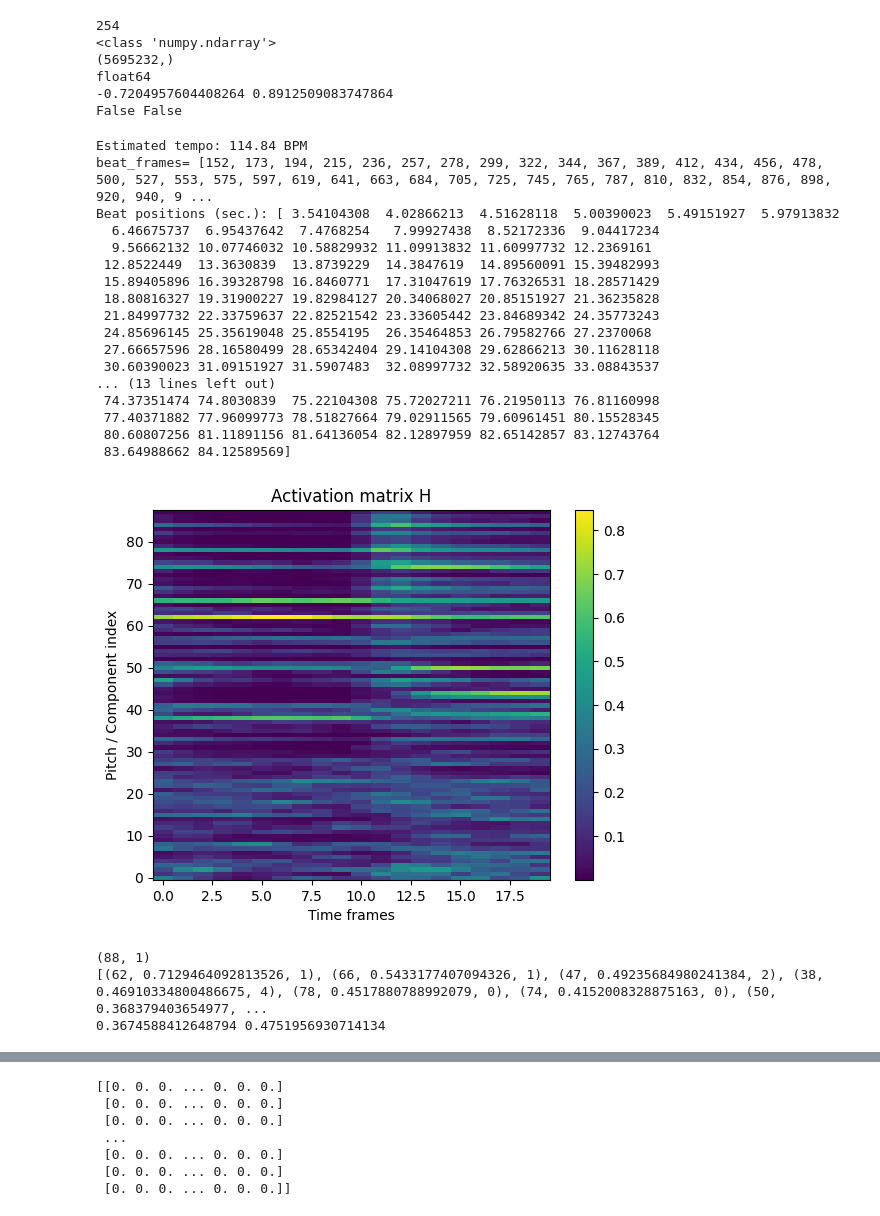
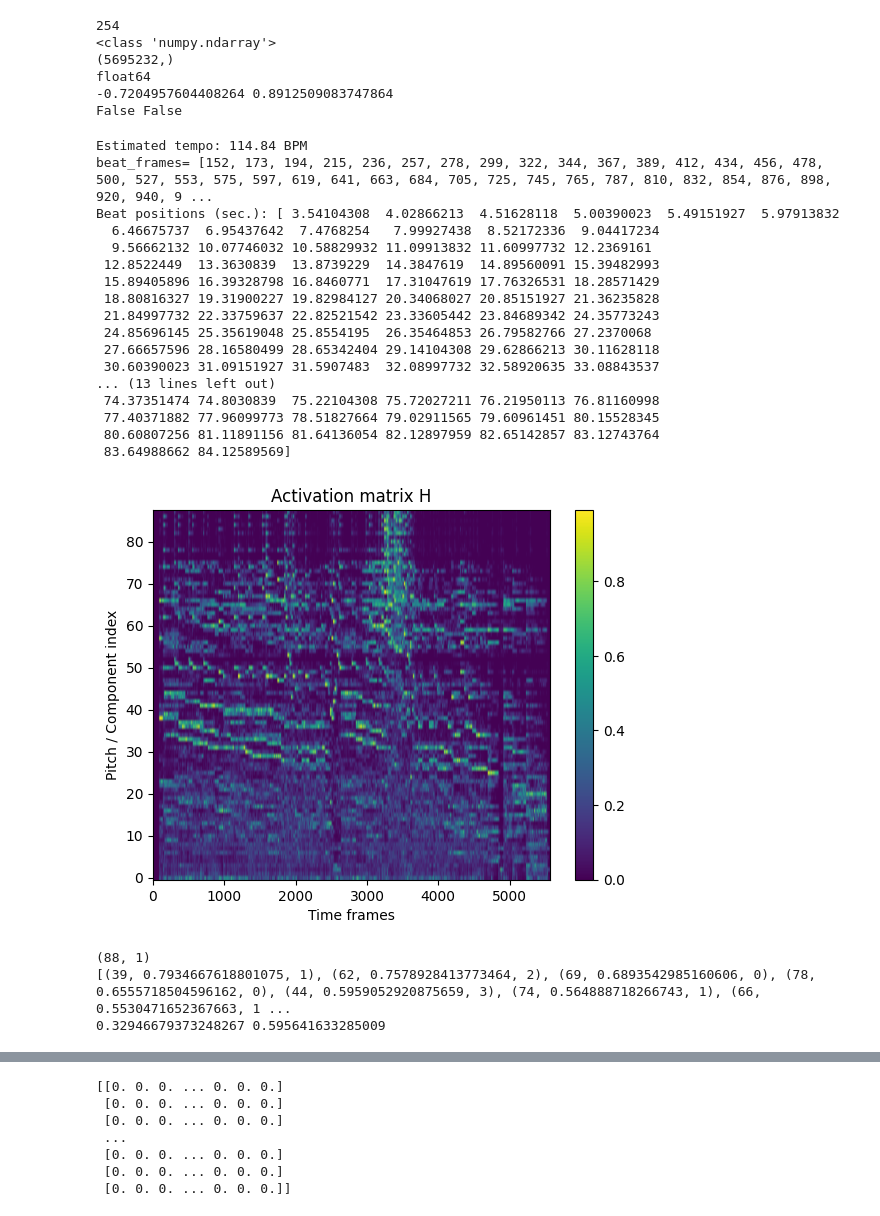
Before and after one commit to bierml/NMFforAMT, a Jupyter notebook: Experimental/Music_Transcribing[NMF].ipynb, the cells around one changed output, grey strips where cells are left out. Drawn from its saved outputs; the diff is of its cells as text; code cells hidden in the pictures.

```diff
--- a/Experimental/Music_Transcribing[NMF].ipynb
+++ b/Experimental/Music_Transcribing[NMF].ipynb
@@ -25,6 +25,11 @@ import librosa
 import nimfa
 gamma = 100
 fft_bins = 2048
+onsets_mode = True
+if(onsets_mode):
+  pitch_count = 88 * 2
+else:
+  pitch_count = 88
 f_s, x = wavfile.read("/content/Prelude-in-E-Minor-Nr-4.wav")
 print(f_s)        # sample rate
 print(x.dtype)   # int16, int32, etc.
@@ -69,6 +74,14 @@ def init_nmf_template_pitch_onset(K, pitch_set, freq_res, tol_pitch=0.05):
         W[:, 2*r] = 0.1
         W[:, 2*r+1] = template_pitch(K, pitch_set[r], freq_res, tol_pitch=tol_pitch)
     return W
+def sparse_H(H,onsets):
+  H_r = H.copy()
+  for i in range(H_r.shape[1]):
+    if(i in onsets or (i-1) in onsets or (i-2) in onsets):
+      H[1::2,i] = 0
+    else:
+      H[0::2,i] = 0
+  return H_r
 def template_pitch(K, pitch, freq_res, tol_pitch=0.05):
     """Defines spectral template for a given pitch
 
@@ -101,20 +114,27 @@ elif(x.dtype==np.int16):
 else:
   raise ValueError(f"Unsupported sample type: {x.dtype}")
 onsets = librosa.onset.onset_detect(y=x, sr=f_s, hop_length=1024,units='frames')
+
 print(onsets)
 spectrogram = np.abs(librosa.stft(x, n_fft=fft_bins,hop_length=1024))
 spectrogram_compressed = np.log(1+gamma*spectrogram)
 pitches = [x+21 for x in range(88)]
 freq_res = f_s/(2 * (fft_bins//2+1))
 
-import matplotlib.pyplot as plt
-W_temp = init_nmf_template_pitch(fft_bins//2+1,pitches,freq_res)
-H_temp = np.random.rand(88, spectrogram_compressed.shape[1])
-#H_temp = sparse_H(H_temp,res)
+if(onsets_mode):
+  W_temp = init_nmf_template_pitch_onset(fft_bins//2+1,pitches,freq_res)
+else:
+  W_temp = init_nmf_template_pitch(fft_bins//2+1,pitches,freq_res)
+#W_temp = np.random.rand(spectrogram_compressed.shape[0],88)
+H_temp = np.random.rand(pitch_count, spectrogram_compressed.shape[1])
+if(onsets_mode):
+  H_temp = sparse_H(H_temp,onsets)
 #nmf = nimfa.Nmf(spectrogram_compressed, seed='fixed', W=W_temp)
+print(W_temp.shape)
+print(H_temp.shape)
 nmf = nimfa.Nmf(
     spectrogram_compressed,
-    rank=88,
+    rank=pitch_count,
     seed='fixed',
     W=W_temp,
     H=H_temp,
@@ -125,8 +145,10 @@ nmf_fit = nmf()
 W_est = nmf_fit.basis()
 H_est = nmf_fit.coef()
 
-#H_new = H_est[1::2].copy()
-H_new = H_est
+if(onsets_mode):
+  H_new = H_est[1::2]
+else:
+  H_new = H_est.copy()
 # %% [output]
 44100
 int32
@@ -301,35 +337,36 @@ Y = matrix_filter(Y)
 
 #H_v = generate_transcription(H_v,res)
 #H_v = enforce_min_duration(H_v)
 
 import matplotlib.pyplot as plt
 plt.figure()
 #plt.imshow(H_v, aspect='auto', origin='lower')
-plt.imshow(Y[:,140:160], aspect='auto', origin='lower')
+#plt.imshow(Y[:,140:160], aspect='auto', origin='lower')
+plt.imshow(Y, aspect='auto', origin='lower')
 plt.colorbar()
 plt.title("Activation matrix H")
 plt.xlabel("Time frames")
 plt.ylabel("Pitch / Component index")
 plt.show()
 # %% [output]
 Estimated tempo: 114.84 BPM
 beat_frames= [152, 173, 194, 215, 236, 257, 278, 299, 322, 344, 367, 389, 412, 434, 456, 478, 500, 527, 553, 575, 597, 619, 641, 663, 684, 705, 725, 745, 765, 787, 810, 832, 854, 876, 898, 920, 940, 9 ...
 Beat positions (sec.): [ 3.54104308  4.02866213  4.51628118  5.00390023  5.49151927  5.97913832
   6.46675737  6.95437642  7.4768254   7.99927438  8.52172336  9.04417234
   9.56662132 10.07746032 10.58829932 11.09913832 11.60997732 12.2369161
  12.8522449  13.3630839  13.8739229  14.3847619  14.89560091 15.39482993
  15.89405896 16.39328798 16.8460771  17.31047619 17.76326531 18.28571429
  18.80816327 19.31900227 19.82984127 20.34068027 20.85151927 21.36235828
  21.84997732 22.33759637 22.82521542 23.33605442 23.84689342 24.35773243
  24.85696145 25.35619048 25.8554195  26.35464853 26.79582766 27.2370068
  27.66657596 28.16580499 28.65342404 29.14104308 29.62866213 30.11628118
  30.60390023 31.09151927 31.5907483  32.08997732 32.58920635 33.08843537
 ... (13 lines left out)
  74.37351474 74.8030839  75.22104308 75.72027211 76.21950113 76.81160998
  77.40371882 77.96099773 78.51827664 79.02911565 79.60961451 80.15528345
  80.60807256 81.11891156 81.64136054 82.12897959 82.65142857 83.12743764
  83.64988662 84.12589569]
-[figure, old version]
+[figure, new version]
 # %%
 def transcribe_frame(fr,pol=9):
   peaks = [int(p) for p in top_k_indices(fr,20)]
@@ -344,10 +381,10 @@ def transcribe_frame(fr,pol=9):
   notes = sorted(notes, key=lambda x: x[1],reverse=True)
   return notes
   print(notes)
-print(transcribe_frame(Y[:,140]))
+print(transcribe_frame(Y[:,157]))
 print(Y[38,203],Y[39,203])
 # %% [output]
 (88, 1)
-[(62, 0.7129464092813526, 1), (66, 0.5433177407094326, 1), (47, 0.49235684980241384, 2), (38, 0.46910334800486675, 4), (78, 0.4517880788992079, 0), (74, 0.4152008328875163, 0), (50, 0.368379403654977, ...
-0.3674588412648794 0.4751956930714134
+[(39, 0.7934667618801075, 1), (62, 0.7578928413773464, 2), (69, 0.6893542985160606, 0), (78, 0.6555718504596162, 0), (44, 0.5959052920875659, 3), (74, 0.564888718266743, 1), (66, 0.5530471652367663, 1 ...
+0.32946679373248267 0.595641633285009
 # %%
```
Also changed, not shown: parts of 3 cells of this notebook, 1 other file.
